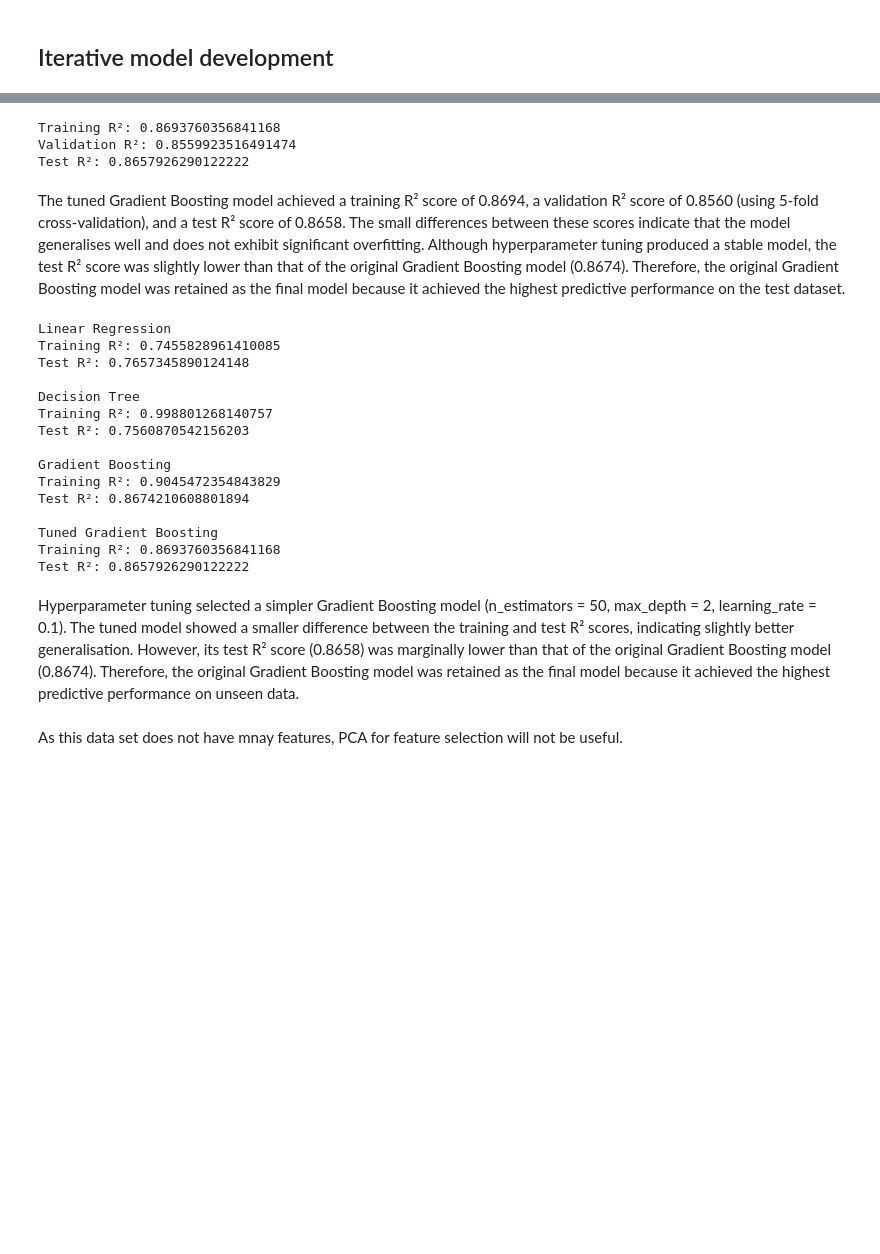
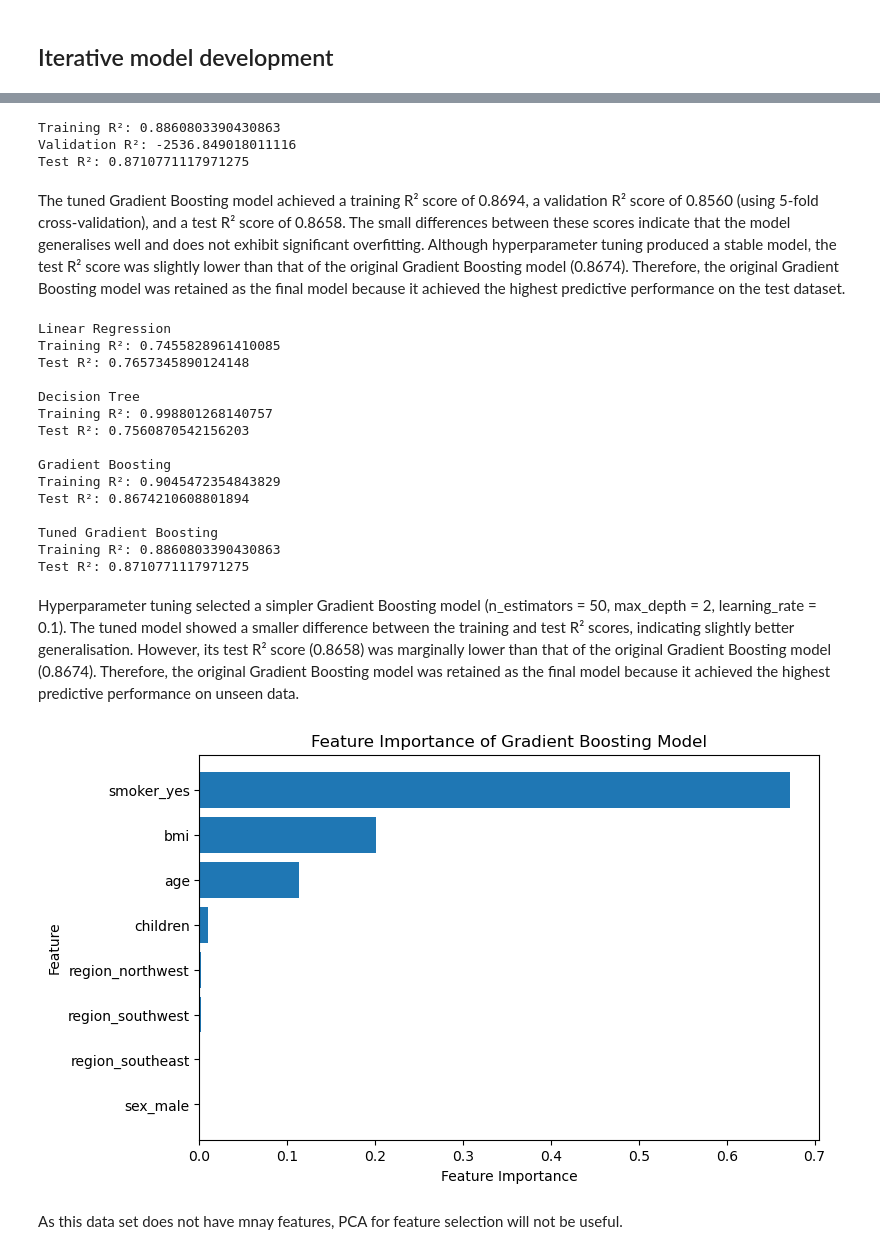
Before and after one commit to melvryan/mldp, a Jupyter notebook: MLDP Program Codes Submission Template.ipynb, the cells around one changed output, grey strips where cells are left out. Saved outputs shown, nothing was run; the diff lists cells and outputs as text; code cells hidden in the pictures; blank space fills up the shorter version.

```diff
--- a/MLDP Program Codes Submission Template.ipynb
+++ b/MLDP Program Codes Submission Template.ipynb
@@ -405,7 +463,7 @@ from scipy.stats import randint, uniform
 
 param_dist = {
     ##Three values for each hyperparameter
-    "n_estimators": [50, 100, 150],
+    "n_estimators": [25, 50, 100],
     "learning_rate": [0.01, 0.1, 0.2],
     "max_depth": [2, 3, 4]
 }
@@ -417,7 +475,7 @@ random_search = RandomizedSearchCV(
     param_distributions=param_dist,
     n_iter=27,
     cv=5,
-    scoring="r2",
+    scoring="neg_mean_absolute_error",
     random_state=200,
     n_jobs=-1
 )
@@ -426,8 +484,9 @@ random_search.fit(X_train, y_train)
 best_model = random_search.best_estimator_
 
 print("Best Parameters:", random_search.best_params_)
-print("Best CV R²:", random_search.best_score_)
+print("Best CV MAE:", -random_search.best_score_)
 
 best_pred = random_search.predict(X_test)
-print("R²:", r2_score(y_test, best_pred))
+print("MAE:", mean_absolute_error(y_test, best_pred))
+print("Tuned R²:", r2_score(y_test, best_pred))
 # %% [output]
@@ -465,9 +526,9 @@ print("Training R²:", train_r2)
 print("Validation R²:", val_r2)
 print("Test R²:", test_r2)
 # %% [output]
-Training R²: 0.8693760356841168
-Validation R²: 0.8559923516491474
-Test R²: 0.8657926290122222
+Training R²: 0.8860803390430863
+Validation R²: -2536.849018011116
+Test R²: 0.8710771117971275
 # %% [markdown]
 The tuned Gradient Boosting model achieved a training R² score of 0.8694, a validation R² score of 0.8560 (using 5-fold cross-validation), and a test R² score of 0.8658. The small differences between these scores indicate that the model generalises well and does not exhibit significant overfitting. Although hyperparameter tuning produced a stable model, the test R² score was slightly lower than that of the original Gradient Boosting model (0.8674). Therefore, the original Gradient Boosting model was retained as the final model because it achieved the highest predictive performance on the test dataset.
 # %%
@@ -524,12 +585,35 @@ Training R²: 0.9045472354843829
 Test R²: 0.8674210608801894
 
 Tuned Gradient Boosting
-Training R²: 0.8693760356841168
-Test R²: 0.8657926290122222
+Training R²: 0.8860803390430863
+Test R²: 0.8710771117971275
 # %% [markdown]
 Hyperparameter tuning selected a simpler Gradient Boosting model (n_estimators = 50, max_depth = 2, learning_rate = 0.1). The tuned model showed a smaller difference between the training and test R² scores, indicating slightly better generalisation. However, its test R² score (0.8658) was marginally lower than that of the original Gradient Boosting model (0.8674). Therefore, the original Gradient Boosting model was retained as the final model because it achieved the highest predictive performance on unseen data.
 # %%
 ## Further feature engineering / feature selection
+importance = pd.DataFrame({
+    "Feature": X_train.columns,
+    "Importance": gb_model.feature_importances_
+})
+
+importance = importance.sort_values(
+    by="Importance",
+    ascending=True
+)
+
+plt.figure(figsize=(8,5))
+plt.barh(
+    importance["Feature"],
+    importance["Importance"]
+)
+
+plt.xlabel("Feature Importance")
+plt.ylabel("Feature")
+plt.title("Feature Importance of Gradient Boosting Model")
+
+plt.show()
+# %% [output]
+[figure, added]
 # %% [markdown]
 As this data set does not have mnay features, PCA for feature selection will not be useful.
 # %%
```
Also changed, not shown: parts of 14 cells of this notebook, 2 other files.
